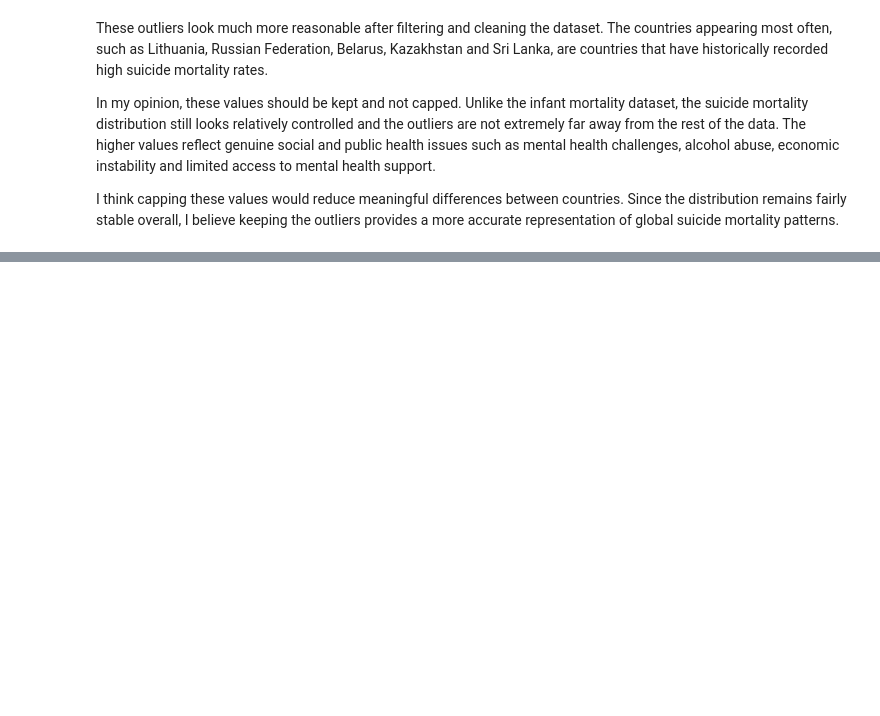
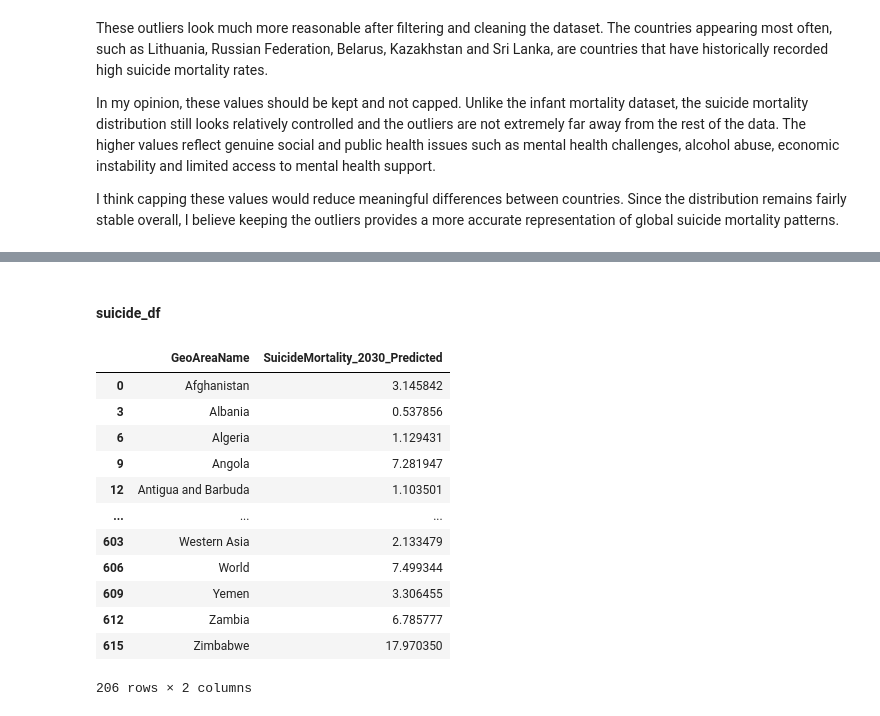
Before and after one commit to frogosorap/SDGReadinessIndex, a Jupyter notebook: Raw_Data/SDG_3_Good_Health_and_Well-Being/Cleaning_SDG_3.ipynb, the cells around one changed output, grey strips where cells are left out. Saved outputs shown, nothing was run; the diff lists cells and outputs as text; code cells hidden in the pictures; blank space fills up the shorter version.

```diff
--- a/Raw_Data/SDG_3_Good_Health_and_Well-Being/Cleaning_SDG_3.ipynb
+++ b/Raw_Data/SDG_3_Good_Health_and_Well-Being/Cleaning_SDG_3.ipynb
@@ -436,0 +564,55 @@ I think capping these values would reduce meaningful differences between countri
+# %% [markdown]
+#### suicide_df
+# %%
+# Temporary forecasting dataframe
+suicide_forecast_df = suicide_df[
+    ['GeoAreaName', 'Sex'] + disease_forecast_years
+].copy()
+
+# Keep only total sex values
+suicide_forecast_df = suicide_forecast_df[
+    suicide_forecast_df['Sex'] == 'BOTHSEX'
+]
+
+# Store predictions
+predictions_2030 = []
+
+for index, row in suicide_forecast_df.iterrows():
+
+    y_values = row[disease_forecast_years].values.astype(float)
+
+    # Skip countries with missing values
+    if np.isnan(y_values).any():
+        predictions_2030.append(np.nan)
+        continue
+
+    # Linear trend
+    slope, intercept = np.polyfit(x_years, y_values, 1)
+
+    # Predict 2030
+    predicted_2030 = slope * 2030 + intercept
+
+    predictions_2030.append(predicted_2030)
+
+# Create final dataset
+suicide_2030_df = pd.DataFrame({
+    'GeoAreaName': suicide_forecast_df['GeoAreaName'],
+    'SuicideMortality_2030_Predicted': predictions_2030
+})
+
+# Display result
+display(suicide_2030_df)
+# %% [output]
+|  | GeoAreaName | SuicideMortality_2030_Predicted |
+| 0 | Afghanistan | 3.145842 |
+| 3 | Albania | 0.537856 |
+| 6 | Algeria | 1.129431 |
+| 9 | Angola | 7.281947 |
+| 12 | Antigua and Barbuda | 1.103501 |
+| ... | ... | ... |
+| 603 | Western Asia | 2.133479 |
+| 606 | World | 7.499344 |
+| 609 | Yemen | 3.306455 |
+| 612 | Zambia | 6.785777 |
+| 615 | Zimbabwe | 17.970350 |
+206 rows × 2 columns
```
Also changed, not shown: parts of 10 cells of this notebook.
